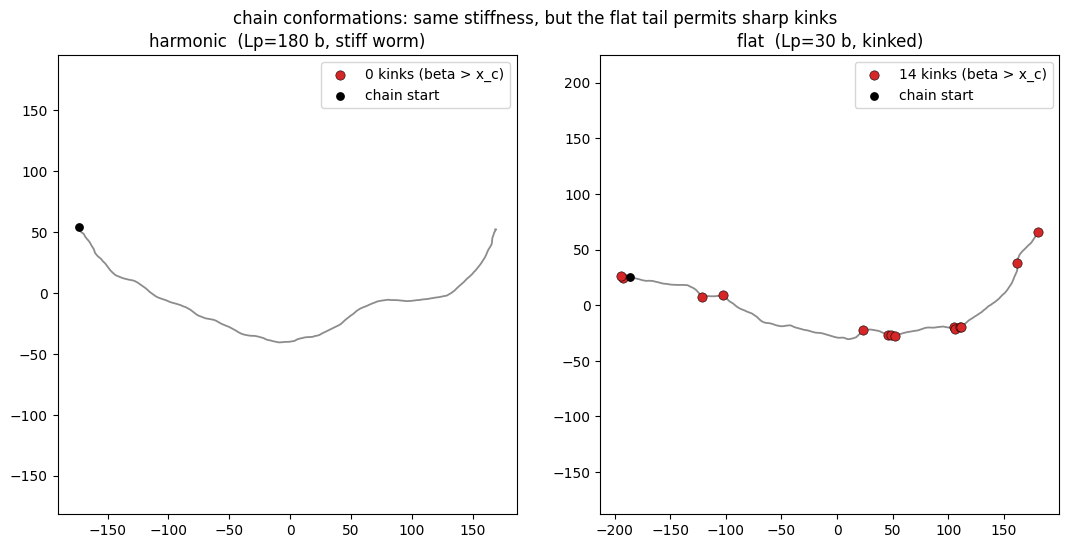
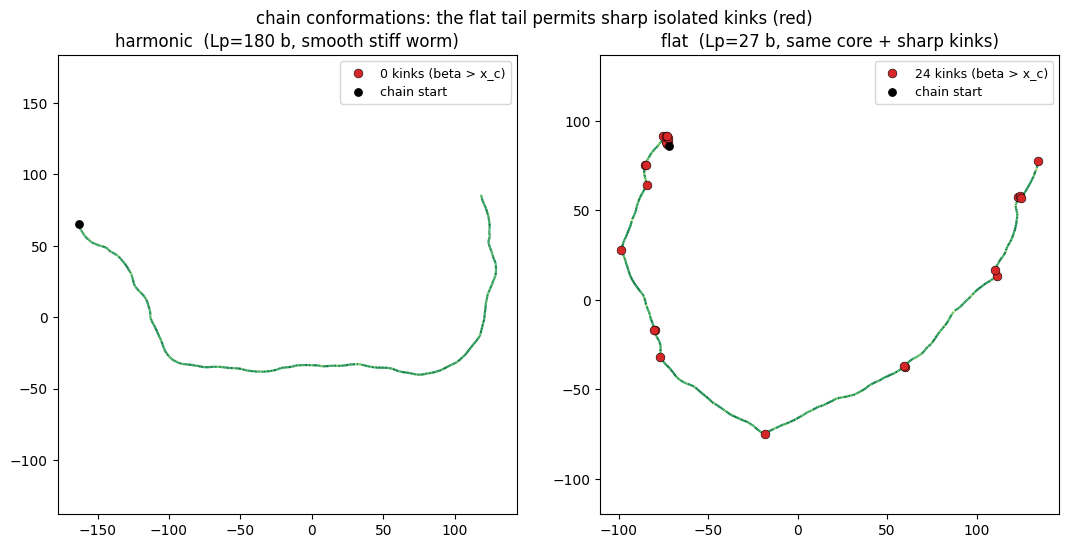
Code edit (unified diff) that turned the first committed figure into the second:
--- before
+++ after
@@ -7,17 +7,22 @@
 def draw_chain(ax, p, prof, title):
     q = project2d(p)
-    ax.plot(q[:, 0], q[:, 1], "-", lw=1.3, color="0.55")
+    # colour the backbone by local bending so the kinks light up along the chain
+    seg = np.stack([q[:-1], q[1:]], axis=1)
+    from matplotlib.collections import LineCollection
+    lc = LineCollection(seg, cmap="RdYlGn_r", norm=plt.Normalize(0, 1.0), lw=1.6)
+    lc.set_array(np.concatenate([[0], prof]))
+    ax.add_collection(lc)
     kb = np.where(prof > XC)[0] + 1
-    ax.scatter(q[kb, 0], q[kb, 1], c="C3", s=45, edgecolors="k", linewidths=0.4,
+    ax.scatter(q[kb, 0], q[kb, 1], c="C3", s=40, edgecolors="k", linewidths=0.4,
                zorder=6, label=f"{len(kb)} kinks (beta > x_c)")
     ax.scatter(*q[0], c="k", s=28, zorder=7, label="chain start")
     ctr = 0.5 * (q.max(0) + q.min(0)); rad = 0.55 * float(np.ptp(q, axis=0).max())
     ax.set_xlim(ctr[0] - rad, ctr[0] + rad); ax.set_ylim(ctr[1] - rad, ctr[1] + rad)
-    ax.set_aspect("equal"); ax.set_title(title); ax.legend(loc="upper right")
+    ax.set_aspect("equal"); ax.set_title(title); ax.legend(loc="upper right", fontsize=9)
 
 
 fig, ax = plt.subplots(1, 2, figsize=(11, 5.4))
-draw_chain(ax[0], posh, profh, f"harmonic  (Lp={Lph:.0f} b, stiff worm)")
-draw_chain(ax[1], posf, proff, f"flat  (Lp={Lpf:.0f} b, kinked)")
-fig.suptitle("chain conformations: same stiffness, but the flat tail permits sharp kinks")
+draw_chain(ax[0], posh, profh, f"harmonic  (Lp={Lph:.0f} b, smooth stiff worm)")
+draw_chain(ax[1], posf, proff, f"flat  (Lp={Lpf:.0f} b, same core + sharp kinks)")
+fig.suptitle("chain conformations: the flat tail permits sharp isolated kinks (red)")
 fig.tight_layout(); plt.show()

Commit: Fix demo_soft_harmonic figures